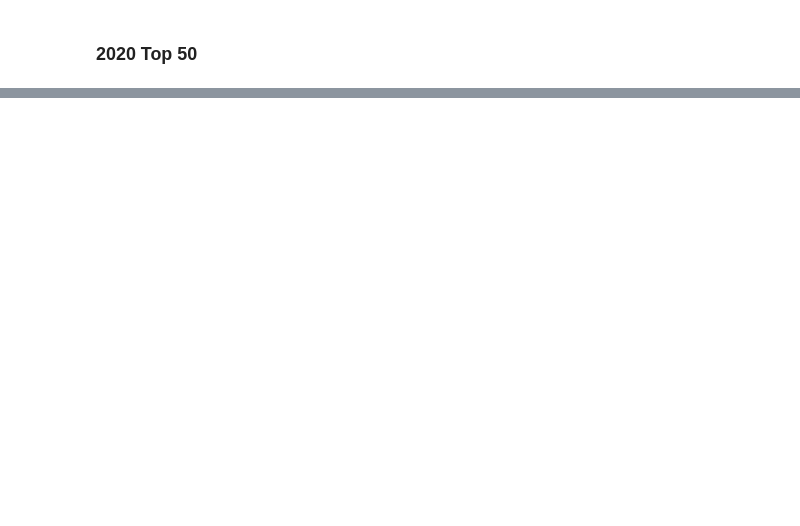
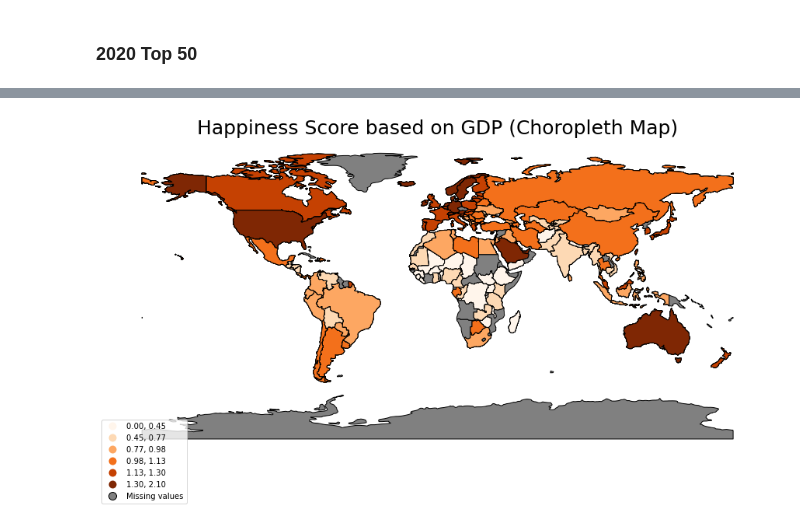
Before and after one commit to JoanaGayeta/DATANVIFinalProj, a Jupyter notebook: project/Cleaning.ipynb, the cells around one changed output, grey strips where cells are left out. Saved outputs shown, nothing was run; the diff lists cells and outputs as text; code cells hidden in the pictures; blank space fills up the shorter version.

```diff
--- a/project/Cleaning.ipynb
+++ b/project/Cleaning.ipynb
@@ -1388,0 +1561,16 @@ CRSError: Invalid projection: epsg:4326: (Internal Proj Error: proj_create: SQLi
+# %%
+cmGDP = for_plotting2.plot(column='GDP_hscore', cmap =
+                                'Oranges', figsize=(15,9),
+                                 scheme='quantiles', k=6,  edgecolor='black',missing_kwds={
+           "color": "grey",
+           "label": "Missing values",
+      },legend = True);
+#add title to the map
+cmGDP.set_title('Happiness Score based on GDP (Choropleth Map)', fontdict=
+            {'fontsize':25})
+#remove axes
+cmGDP.set_axis_off()
+#move legend to an empty space
+cmGDP.get_legend().set_bbox_to_anchor((.12,.12))
+# %% [output]
+[figure, added]
```
Also changed, not shown: parts of 22 cells of this notebook, 3 other files.
